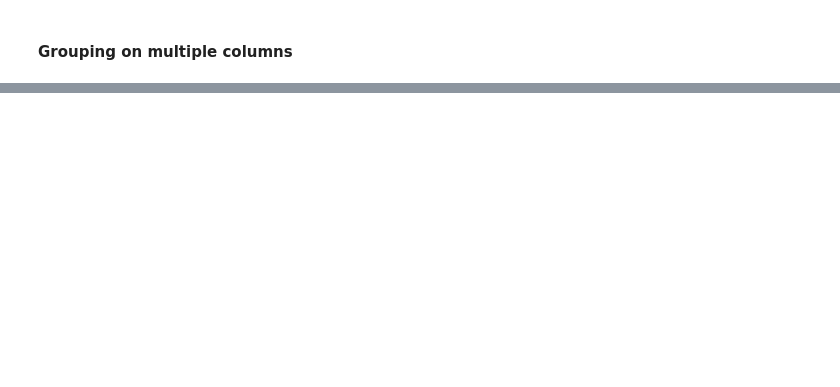
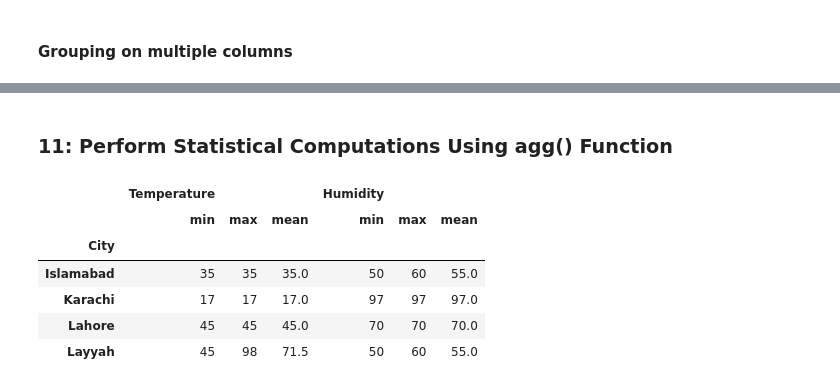
Before and after one commit to precious-05/Python-Guide, a Jupyter notebook: practicePandas/11Groupby.ipynb, the cells around one changed output, grey strips where cells are left out. Saved outputs shown, nothing was run; the diff lists cells and outputs as text; code cells hidden in the pictures; blank space fills up the shorter version.

```diff
--- a/practicePandas/11Groupby.ipynb
+++ b/practicePandas/11Groupby.ipynb
@@ -60,0 +312,13 @@ df2.head()
+# %% [markdown]
+### 11: Perform Statistical Computations Using agg() Function
+# %%
+grp=data.groupby('City').agg(['min','max','mean'])
+grp
+# %% [output]
+|  | Temperature |  |  | Humidity |  |  |
+|  | min | max | mean | min | max | mean |
+| City |  |  |  |  |  |  |
+| Islamabad | 35 | 35 | 35.0 | 50 | 60 | 55.0 |
+| Karachi | 17 | 17 | 17.0 | 97 | 97 | 97.0 |
+| Lahore | 45 | 45 | 45.0 | 70 | 70 | 70.0 |
+| Layyah | 45 | 98 | 71.5 | 50 | 60 | 55.0 |
```
Also changed, not shown: parts of 46 cells of this notebook, 2 other files.
